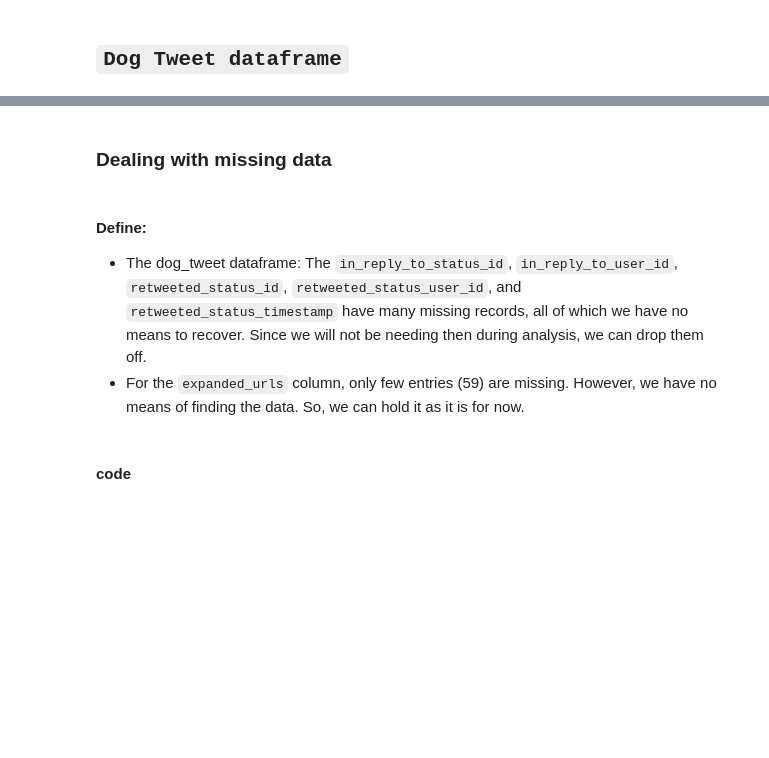
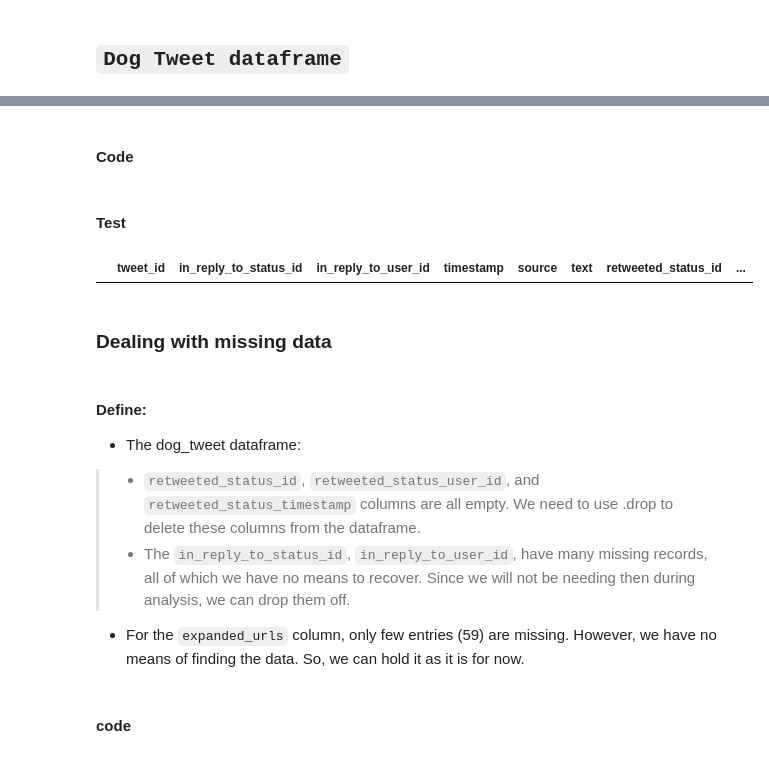
Before and after one commit to Kevson1/Twitter-archive, a Jupyter notebook: wrangle_act.ipynb, the cells around one changed output, grey strips where cells are left out. Drawn from its saved outputs; the diff is of its cells as text; code cells hidden in the pictures; blank space fills up the shorter version.

```diff
--- a/wrangle_act.ipynb
+++ b/wrangle_act.ipynb
@@ -356,8 +364,24 @@ reaction_count_clean = reaction_counts_df.copy()
+# %% [markdown]
+#### Code
+# %%
+tweet_clean = tweet_clean[tweet_clean.retweeted_status_id.isnull()]
+# %% [markdown]
+#### Test
+# %%
+# Use the .notnull() method to check if all the rows with retweeted status id have been dropped
+verify_drop = tweet_clean[tweet_clean.retweeted_status_id.notnull()]
+
+# If the drop was successful, the verify drop dataframe should be empty
+verify_drop
+# %% [output]
+|  | tweet_id | in_reply_to_status_id | in_reply_to_user_id | timestamp | source | text | retweeted_status_id | ... |
 # %% [markdown]
 ### Dealing with missing data
 # %% [markdown]
 #### Define:
-- The dog_tweet dataframe: The `in_reply_to_status_id`, `in_reply_to_user_id`, `retweeted_status_id`, `retweeted_status_user_id`, and `retweeted_status_timestamp` have many missing records, all of which we have no means to recover. Since we will not be needing then during analysis, we can drop them off.
+- The dog_tweet dataframe:
+> - `retweeted_status_id`, `retweeted_status_user_id`, and `retweeted_status_timestamp` columns are all empty. We need to use .drop to delete these columns from the dataframe. <br>
+> - The `in_reply_to_status_id`, `in_reply_to_user_id`,  have many missing records, all of which we have no means to recover. Since we will not be needing then during analysis, we can drop them off.
 - For the `expanded_urls` column, only few entries (59) are missing. However, we have no means of finding the data. So, we can hold it as it is for now.
 # %% [markdown]
 #### code
```
Also changed, not shown: parts of 31 cells of this notebook.
